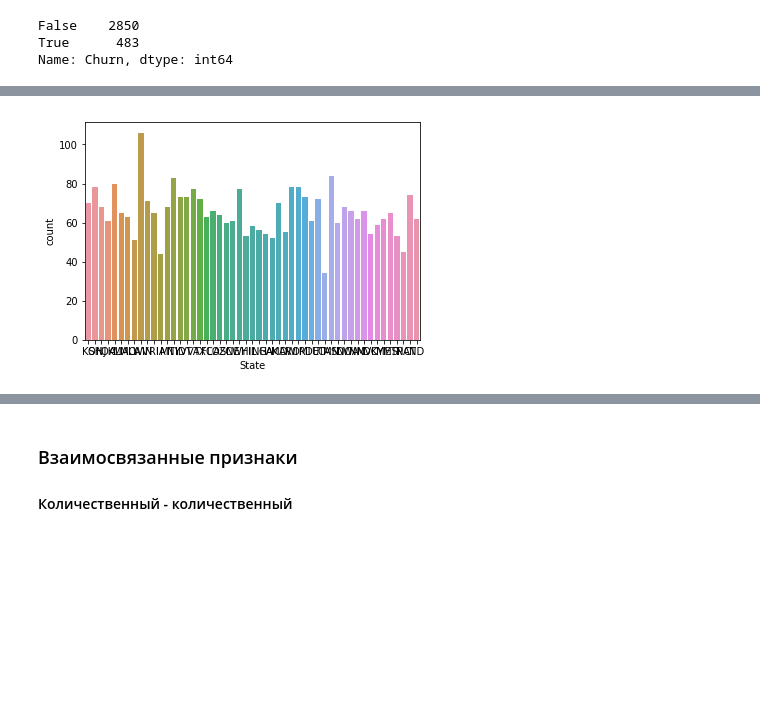
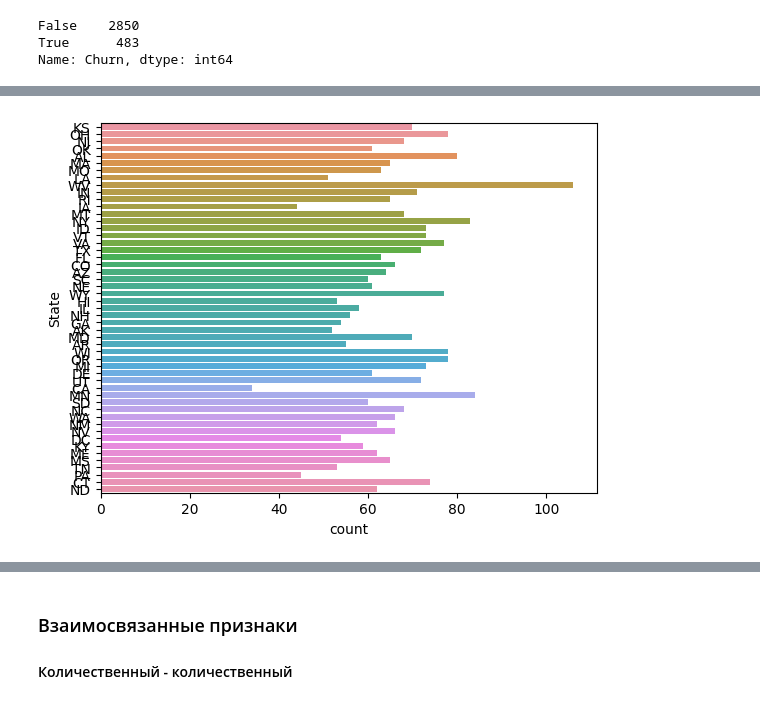
Before and after one commit to enikolaev/Algorithmization_and_programming, a Jupyter notebook: Практическая_работа_11.ipynb, the cells around one changed output, grey strips where cells are left out. Cells and saved outputs as stored; diff of their text form; code cells hidden in the pictures; blank space fills up the shorter version.

```diff
--- a/Практическая_работа_11.ipynb
+++ b/Практическая_работа_11.ipynb
@@ -15,5 +28,5 @@ import seaborn as sns
 # %%
-data_path = ""
+data_path = "telecom_churn.csv"
 data = pd.read_csv(data_path)
 data.head(10)
 # %% [output]
@@ -133,7 +146,7 @@ sns.countplot(data['Churn']);
 # %%
 # гистограмма для всех штатов
-sns.countplot(data['State']);
+sns.countplot(y='State', data=data);
 # %% [output]
-[figure, old version]
+[figure, new version]
 # %%
 # гистограмма "популярных" штатов
```
Also changed, not shown: parts of 21 cells of this notebook.
